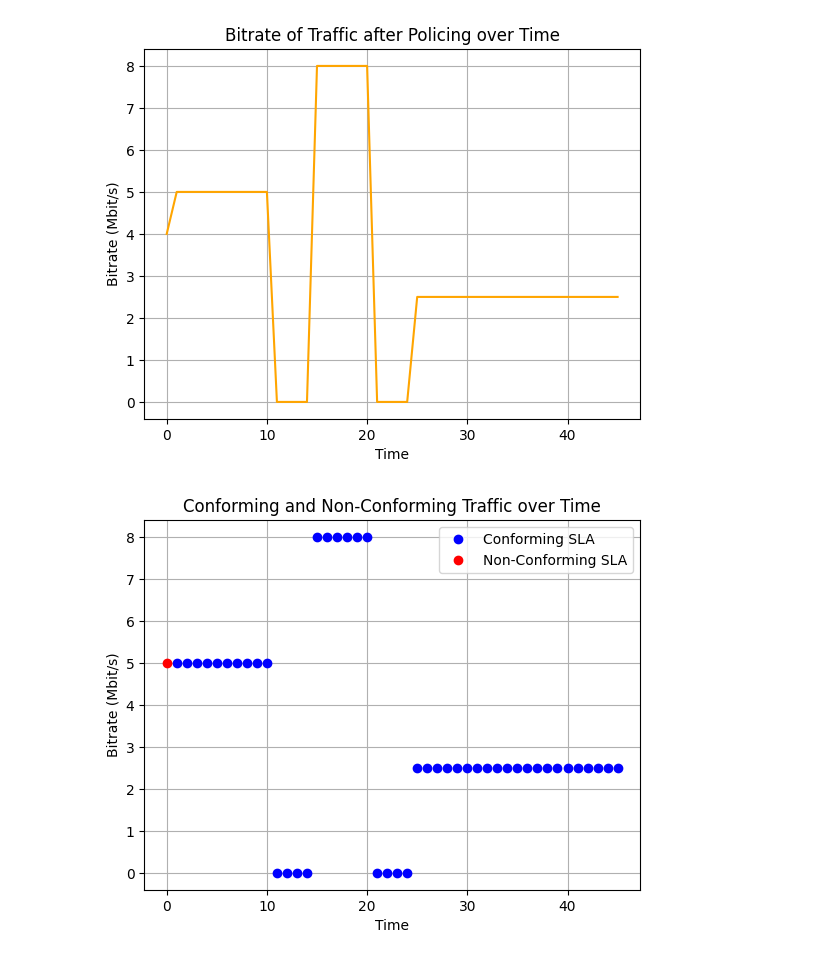
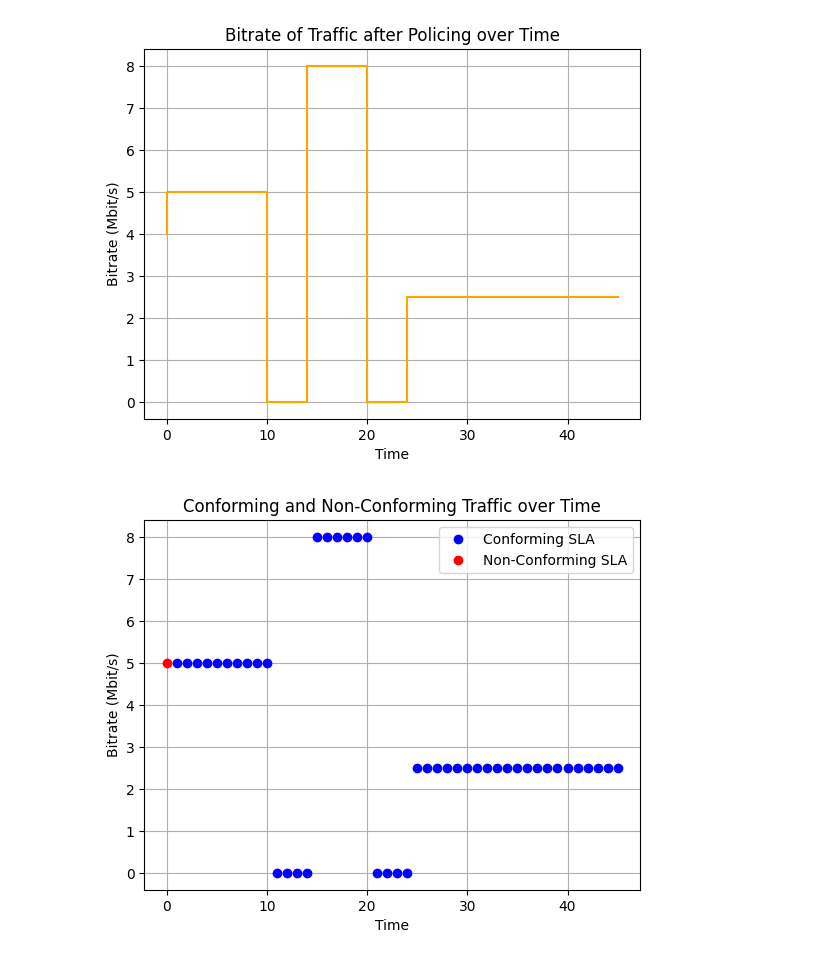
Before and after one commit to dmitrijs-voronovs/VU-net-perf, a Jupyter notebook: a2/as2.ipynb, the cells around one changed output. Cells and saved outputs as stored; diff of their text form; code cells hidden in the pictures.

```diff
--- a/a2/as2.ipynb
+++ b/a2/as2.ipynb
@@ -80,34 +88,34 @@ plot_shaped_traffic(traffic, shaped_traffic)
 # %%
 # task 5
 def apply_policing(traffic, leak_rate, burst_tolerance):
     policed_traffic = np.zeros(len(traffic))
     bucket_level = 0
 
     for i in range(len(traffic)):
         if traffic[i] <= leak_rate + bucket_level:
             policed_traffic[i] = traffic[i]
             bucket_level = max(0, bucket_level + traffic[i] - leak_rate)
         else:
             policed_traffic[i] = leak_rate + bucket_level
             bucket_level = burst_tolerance
 
     return policed_traffic
 
 def plot_policed_traffic(traffic, policed_traffic):
-    plt.plot(range(len(traffic)), policed_traffic, color='orange')
+    plt.step(range(len(traffic)), policed_traffic, color='orange')
     plt.xlabel('Time')
     plt.ylabel('Bitrate (Mbit/s)')
     plt.title('Bitrate of Traffic after Policing over Time')
     plt.grid(True)
     plt.show()
 
 leak_rate = 4
 burst_tolerance = 1 * 8 * 1024  # Burst tolerance in Mbit (1 Mbyte = 8 Mbit)
 
 policed_traffic = apply_policing(traffic, leak_rate, burst_tolerance)
 plot_policed_traffic(traffic, policed_traffic)
 # %% [output]
-[figure, old version]
+[figure, new version]
 # %%
 # task 6
 def apply_sla_policing(traffic, leak_rate, burst_tolerance):
```
Also changed, not shown: parts of 5 cells of this notebook, 10 other files.
